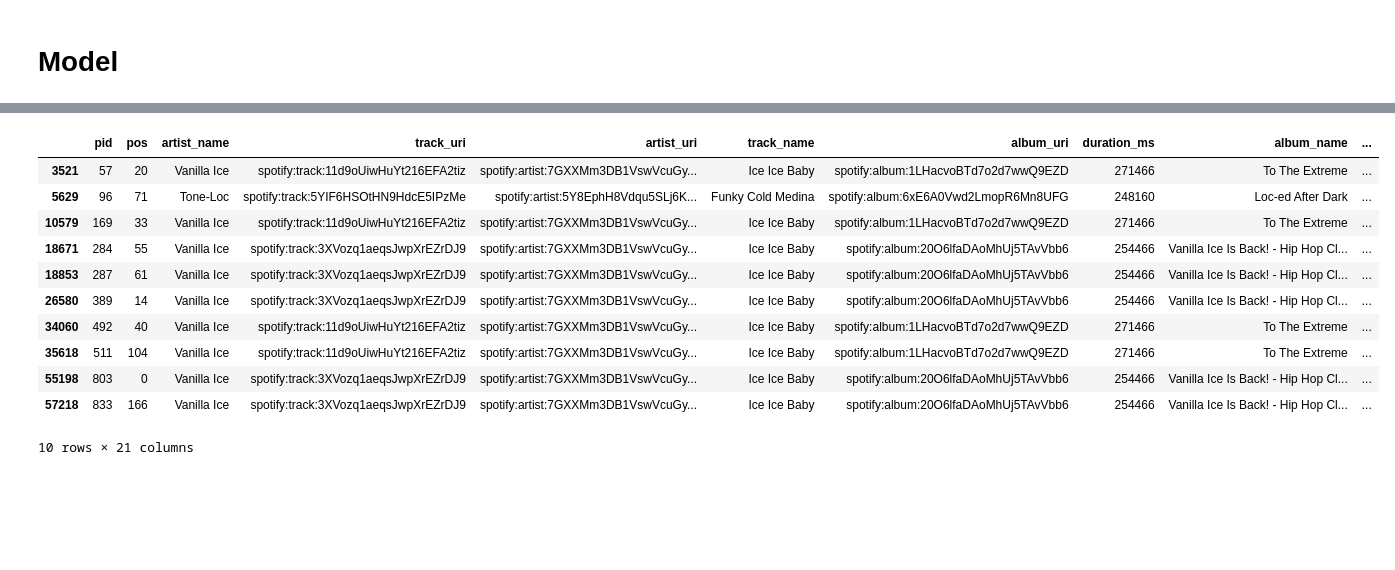
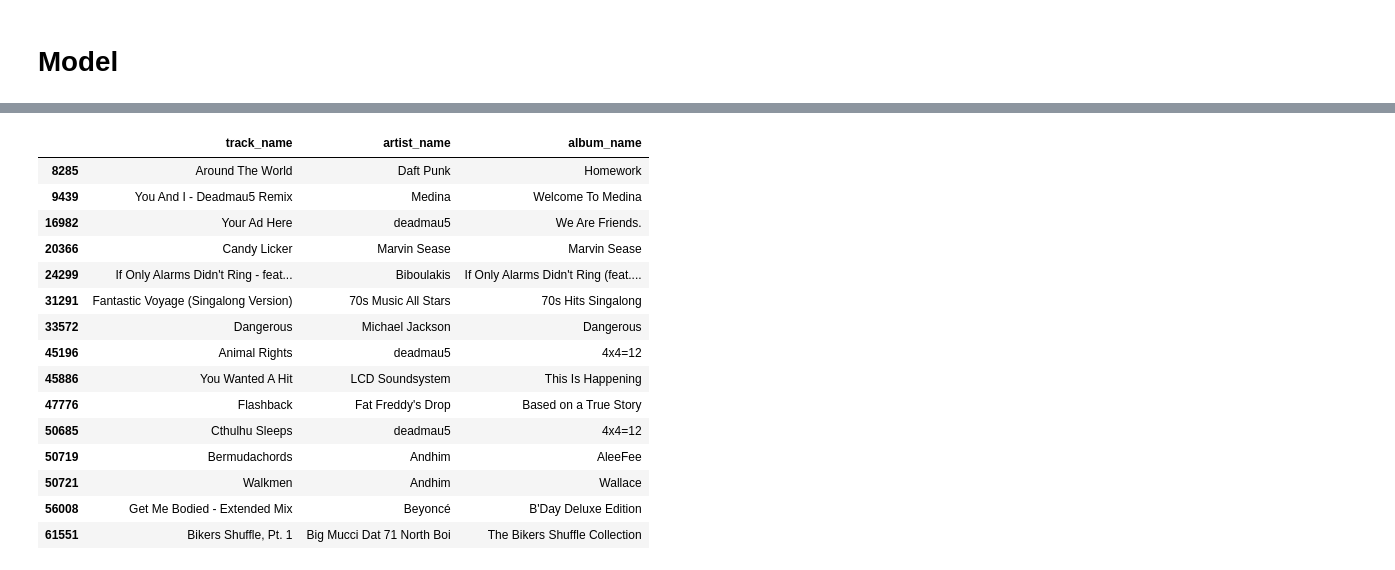
Before and after one commit to hayoungkyung/Spotify-playlist-auto-generator, a Jupyter notebook: Spotify_MinMax_Model.ipynb, the cells around one changed output, grey strips where cells are left out. Cells and saved outputs as stored; diff of their text form; code cells hidden in the pictures; blank space fills up the shorter version.

```diff
--- a/Spotify_MinMax_Model.ipynb
+++ b/Spotify_MinMax_Model.ipynb
@@ -40,8 +43,15 @@ del songs["release_date"]
-# %%
-params = ["duration_ms", "danceability", "acousticness", "energy", "key", "mode", "instrumentalness", "liveness", "valence", "tempo", "popularity", "release_day"]
-data = songs[params]
 # %%
 def train(df, n_clusters, min_clusters=2, m=3):
+    """
+    Trains the model using KMeans.
+
+    Argument:
+        df: dataframe, song pool
+        n_clusters: int, number of clusters
+
+    Return:
+        pandas dataframe, kmeans cluster labels
+    """
     n_clusters = random.randint(n_clusters - m, n_clusters + m)
     if n_clusters < min_clusters:
         n_clusters = min_clusters
@@ -49,7 +59,19 @@ def train(df, n_clusters, min_clusters=2, m=3):
     kmeans.fit(df)
     return kmeans.labels_
 # %%
-def gen_playlist(df, min_features, max_features, divisor=10000):
+def gen_playlist(df, min_features, max_features, m, divisor=10000):
+    """
+    Generates playlists using our algorithm.
+
+    Argument:
+        df: dataframe, song pool
+        min_features: string, minimizing feature
+        max_features: string, maximizing feature
+        m: int, number of songs to choose
+
+    Return:
+        pandas dataframe, kmeans cluster labels
+    """
     n_clusters = int(len(df)/divisor)
     if n_clusters > 6:
         n_clusters = 6
@@ -59,11 +81,11 @@ def gen_playlist(df, min_features, max_features, divisor=10000):
 
     df = df.dropna()
 
-    for i in range(10):
-        print(str(i) + "-th run...")
+    for i in range(1):
+        #print(str(i) + "-th run...")
         output = train(df, n_clusters)
         df.loc[:, "clusters"] = output
-        playlists = df.sort_values(["danceability"],ascending=False).groupby("clusters").head(10)
+        playlists = df.sort_values([max_features],ascending=False).groupby("clusters").head(m)
         lo_score = playlists.groupby("clusters")[min_features].agg("mean")
         hi_score = playlists.groupby("clusters")[max_features].agg("mean")
         score = hi_score - lo_score
@@ -75,4 +195,4 @@ def gen_playlist(df, min_features, max_features, divisor=10000):
 # %%
-best_playlist, best_score = gen_playlist(data, "acousticness", "danceability")
+best_playlist, best_score = gen_playlist(data, "acousticness", "danceability", len(spotify_playlist))
 # %% [output]
 0-th run...
@@ -120,15 +208,19 @@ See the caveats in the documentation: http://pandas.pydata.org/pandas-docs/stabl
 # %%
-songs[songs.index.isin(best_playlist.index)]
+songs[songs.index.isin(best_playlist.index)][["track_name", "artist_name", "album_name"]]
 # %% [output]
-|  | pid | pos | artist_name | track_uri | artist_uri | track_name | album_uri | duration_ms | album_name | ... |
-| 3521 | 57 | 20 | Vanilla Ice | spotify:track:11d9oUiwHuYt216EFA2tiz | spotify:artist:7GXXMm3DB1VswVcuGy... | Ice Ice Baby | spotify:album:1LHacvoBTd7o2d7wwQ9EZD | 271466 | To The Extreme | ... |
-| 5629 | 96 | 71 | Tone-Loc | spotify:track:5YIF6HSOtHN9HdcE5IPzMe | spotify:artist:5Y8EphH8Vdqu5SLj6K... | Funky Cold Medina | spotify:album:6xE6A0Vwd2LmopR6Mn8UFG | 248160 | Loc-ed After Dark | ... |
-| 10579 | 169 | 33 | Vanilla Ice | spotify:track:11d9oUiwHuYt216EFA2tiz | spotify:artist:7GXXMm3DB1VswVcuGy... | Ice Ice Baby | spotify:album:1LHacvoBTd7o2d7wwQ9EZD | 271466 | To The Extreme | ... |
-| 18671 | 284 | 55 | Vanilla Ice | spotify:track:3XVozq1aeqsJwpXrEZrDJ9 | spotify:artist:7GXXMm3DB1VswVcuGy... | Ice Ice Baby | spotify:album:20O6lfaDAoMhUj5TAvVbb6 | 254466 | Vanilla Ice Is Back! - Hip Hop Cl... | ... |
-| 18853 | 287 | 61 | Vanilla Ice | spotify:track:3XVozq1aeqsJwpXrEZrDJ9 | spotify:artist:7GXXMm3DB1VswVcuGy... | Ice Ice Baby | spotify:album:20O6lfaDAoMhUj5TAvVbb6 | 254466 | Vanilla Ice Is Back! - Hip Hop Cl... | ... |
-| 26580 | 389 | 14 | Vanilla Ice | spotify:track:3XVozq1aeqsJwpXrEZrDJ9 | spotify:artist:7GXXMm3DB1VswVcuGy... | Ice Ice Baby | spotify:album:20O6lfaDAoMhUj5TAvVbb6 | 254466 | Vanilla Ice Is Back! - Hip Hop Cl... | ... |
-| 34060 | 492 | 40 | Vanilla Ice | spotify:track:11d9oUiwHuYt216EFA2tiz | spotify:artist:7GXXMm3DB1VswVcuGy... | Ice Ice Baby | spotify:album:1LHacvoBTd7o2d7wwQ9EZD | 271466 | To The Extreme | ... |
-| 35618 | 511 | 104 | Vanilla Ice | spotify:track:11d9oUiwHuYt216EFA2tiz | spotify:artist:7GXXMm3DB1VswVcuGy... | Ice Ice Baby | spotify:album:1LHacvoBTd7o2d7wwQ9EZD | 271466 | To The Extreme | ... |
-| 55198 | 803 | 0 | Vanilla Ice | spotify:track:3XVozq1aeqsJwpXrEZrDJ9 | spotify:artist:7GXXMm3DB1VswVcuGy... | Ice Ice Baby | spotify:album:20O6lfaDAoMhUj5TAvVbb6 | 254466 | Vanilla Ice Is Back! - Hip Hop Cl... | ... |
-| 57218 | 833 | 166 | Vanilla Ice | spotify:track:3XVozq1aeqsJwpXrEZrDJ9 | spotify:artist:7GXXMm3DB1VswVcuGy... | Ice Ice Baby | spotify:album:20O6lfaDAoMhUj5TAvVbb6 | 254466 | Vanilla Ice Is Back! - Hip Hop Cl... | ... |
+|  | track_name | artist_name | album_name |
+| 8285 | Around The World | Daft Punk | Homework |
+| 9439 | You And I - Deadmau5 Remix | Medina | Welcome To Medina |
+| 16982 | Your Ad Here | deadmau5 | We Are Friends. |
+| 20366 | Candy Licker | Marvin Sease | Marvin Sease |
+| 24299 | If Only Alarms Didn't Ring - feat... | Biboulakis | If Only Alarms Didn't Ring (feat.... |
+| 31291 | Fantastic Voyage (Singalong Version) | 70s Music All Stars | 70s Hits Singalong |
+| 33572 | Dangerous | Michael Jackson | Dangerous |
+| 45196 | Animal Rights | deadmau5 | 4x4=12 |
+| 45886 | You Wanted A Hit | LCD Soundsystem | This Is Happening |
+| 47776 | Flashback | Fat Freddy's Drop | Based on a True Story |
+| 50685 | Cthulhu Sleeps | deadmau5 | 4x4=12 |
+| 50719 | Bermudachords | Andhim | AleeFee |
+| 50721 | Walkmen | Andhim | Wallace |
+| 56008 | Get Me Bodied - Extended Mix | Beyoncé | B'Day Deluxe Edition |
+| 61551 | Bikers Shuffle, Pt. 1 | Big Mucci Dat 71 North Boi | The Bikers Shuffle Collection |
-10 rows × 21 columns
```
Also changed, not shown: parts of 19 cells of this notebook.
